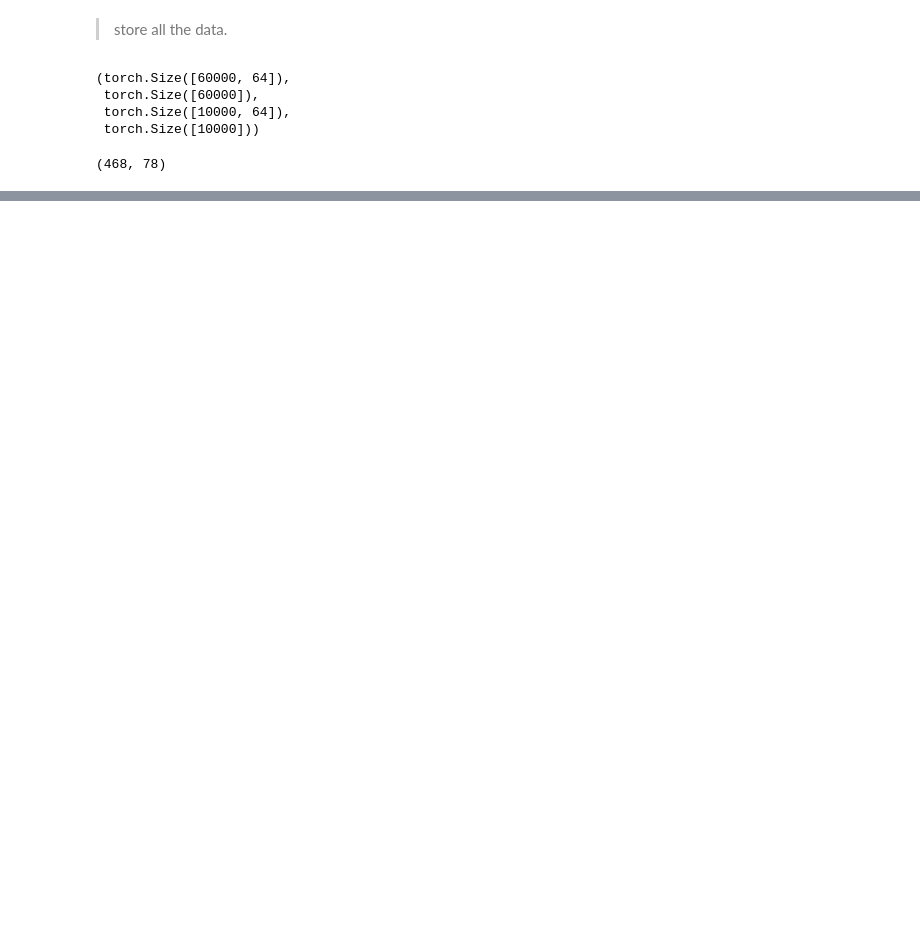
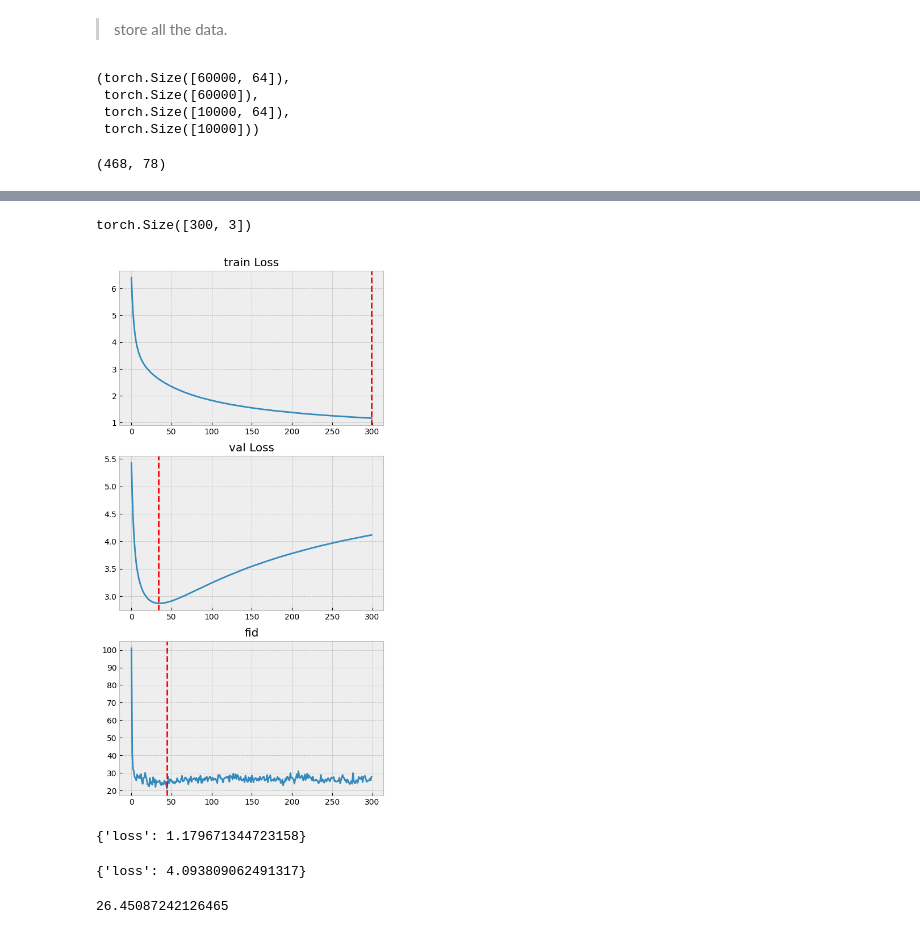
Before and after one commit to prakashjayy/genai, a Jupyter notebook: var/02_label_cond_ar.ipynb, the cells around one changed output, grey strips where cells are left out. Drawn from its saved outputs; the diff is of its cells as text; code cells hidden in the pictures; blank space fills up the shorter version.

```diff
--- a/var/02_label_cond_ar.ipynb
+++ b/var/02_label_cond_ar.ipynb
@@ -482,0 +524,41 @@ for epoch in range(epochs):
+# %%
+import re
+files = fc.L(storage_loc.glob("*.pth"))
+losses = torch.zeros((len(files), 3))
+for i, file in enumerate(files):
+    numbers = [float(x) if '.' in x else int(x) for x in re.findall(r'\d+(?:\.\d+)?', file.stem)]
+    ep = numbers[0]
+    losses[ep, 0] = numbers[1]
+    losses[ep, 1] = numbers[2]
+    losses[ep, 2] = numbers[3]
+losses.shape
+# %% [output]
+torch.Size([300, 3])
+# %%
+#plot these losses
+fig, ax = plt.subplots(3, 1, figsize=(6, 12))
+ax[0].plot(losses[:, 0])
+ax[0].set_title("train Loss")
+#draw a vertical line at the minimum rec loss
+ax[0].axvline(losses[:, 0].argmin(), color='r', linestyle='--')
+ax[1].plot(losses[:, 1])
+ax[1].set_title("val Loss")
+ax[1].axvline(losses[:, 1].argmin(), color='r', linestyle='--')
+ax[2].plot(losses[:, 2])
+ax[2].set_title("fid")
+ax[2].axvline(losses[:, 2].argmin(), color='r', linestyle='--')
+plt.show()
+# %% [output]
+[figure, added]
+# %%
+x["losses"]
+# %% [output]
+{'loss': 1.179671344723158}
+# %%
+x["val_losses"]
+# %% [output]
+{'loss': 4.093809062491317}
+# %%
+x["fid_score"]
+# %% [output]
+26.45087242126465
```
Also changed, not shown: parts of 9 cells of this notebook, 2 other files.
